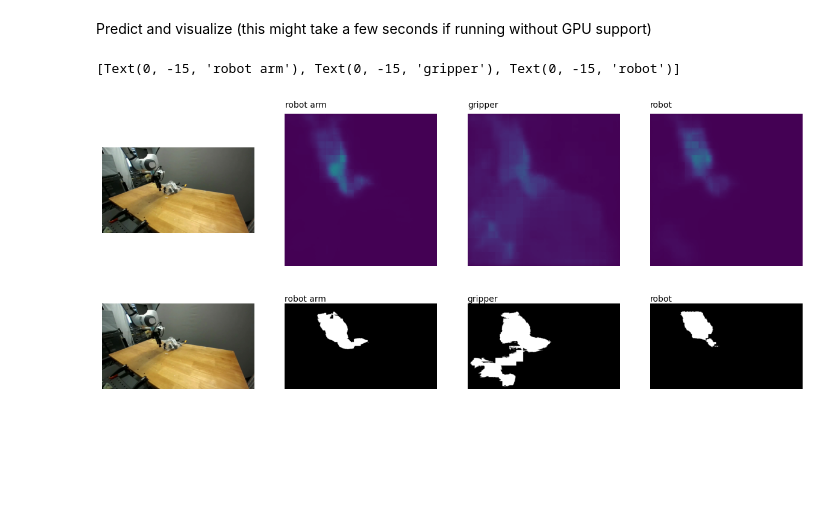
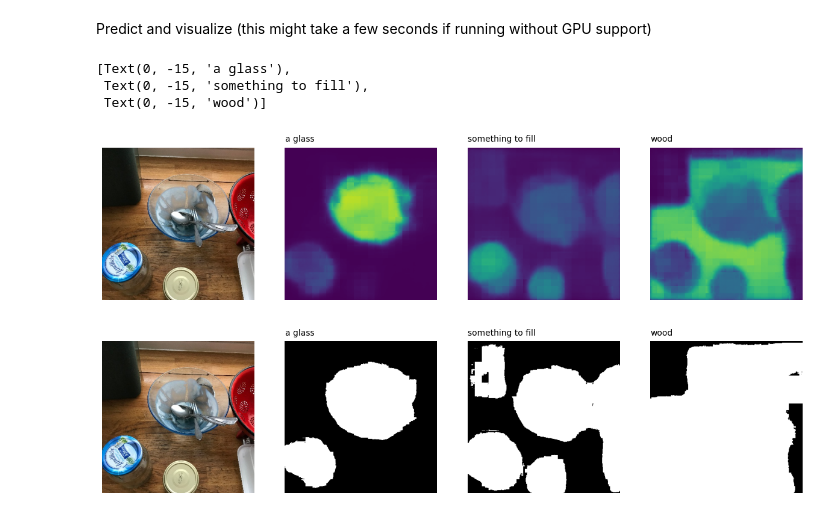
Before and after one commit to ceilingFan456/clipseg, a Jupyter notebook: Quickstart.ipynb, the cells around one changed output. Cells and saved outputs as stored; diff of their text form; code cells hidden in the pictures; blank space fills up the shorter version.

```diff
--- a/Quickstart.ipynb
+++ b/Quickstart.ipynb
@@ -21,8 +21,8 @@ _IncompatibleKeys(missing_keys=['clip_model.positional_embedding', 'clip_model.t
 Load and normalize `example_image.jpg`. You can also load through an URL.
 # %%
 # load and normalize image
-# input_image = Image.open('example_image.jpg')
-input_image = Image.open('/home/t-qimhuang/disk/robot_dataset/final_test_set/run5_test105/image/video_0022___01_franka___01184_2023-08-12_0030_right/00011.jpg')
+input_image = Image.open('example_image.jpg')
+# input_image = Image.open('/home/t-qimhuang/disk/robot_dataset/final_test_set/run5_test105/image/video_0022___01_franka___01184_2023-08-12_0030_right/00011.jpg')
 H, W = input_image.size[1], input_image.size[0]
 
 # or load from URL...
@@ -38,21 +38,24 @@ img = transform(input_image).unsqueeze(0)
 # %% [markdown]
 Predict and visualize (this might take a few seconds if running without GPU support)
 # %%
-prompts = ['robot arm', 'gripper', 'robot']
+# prompts = ['robot arm', 'gripper', 'robot']
+prompts = ['a glass', 'something to fill', 'wood']
 
 # predict
 with torch.no_grad():
     preds = model(img.repeat(3,1,1,1), prompts)[0]
 
 # visualize prediction
 _, ax = plt.subplots(1, 4, figsize=(15, 4))
 [a.axis('off') for a in ax.flatten()]
 ax[0].imshow(input_image)
 [ax[i+1].imshow(torch.sigmoid(preds[i][0]), vmin=0, vmax=1) for i in range(3)]
 [ax[i+1].text(0, -15, prompts[i]) for i in range(3)]
 # %% [output]
-[Text(0, -15, 'robot arm'), Text(0, -15, 'gripper'), Text(0, -15, 'robot')]
+[Text(0, -15, 'a glass'),
+ Text(0, -15, 'something to fill'),
+ Text(0, -15, 'wood')]
-[figure, old version]
+[figure, new version]
 # %%
 ## show the binary mask of each prompt
 _, ax = plt.subplots(1, 4, figsize=(15, 4))
@@ -71,4 +74,4 @@ for i in range(3):
     ax[i+1].text(0, -15, prompts[i])
 plt.show()
 # %% [output]
-[figure, old version]
+[figure, new version]
```
Also changed, not shown: parts of 1 cell of this notebook.
